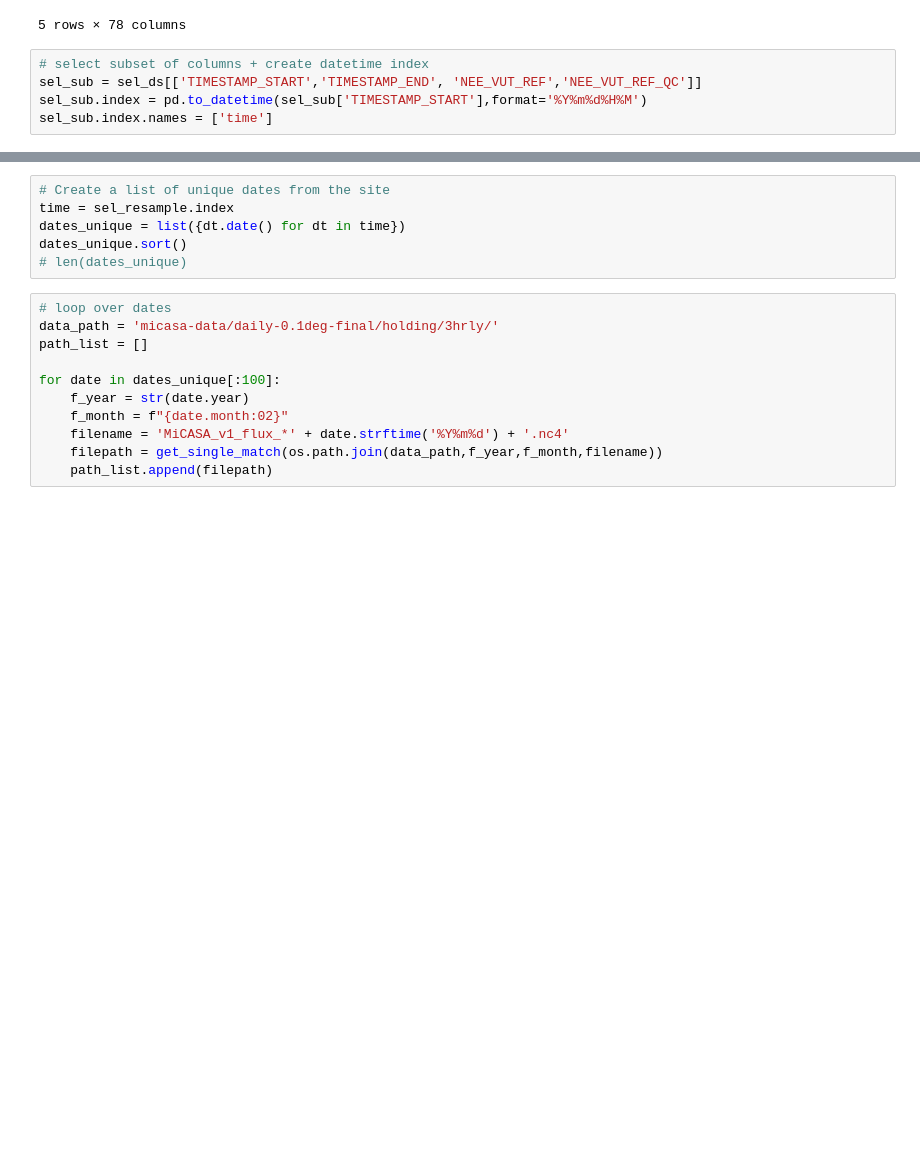
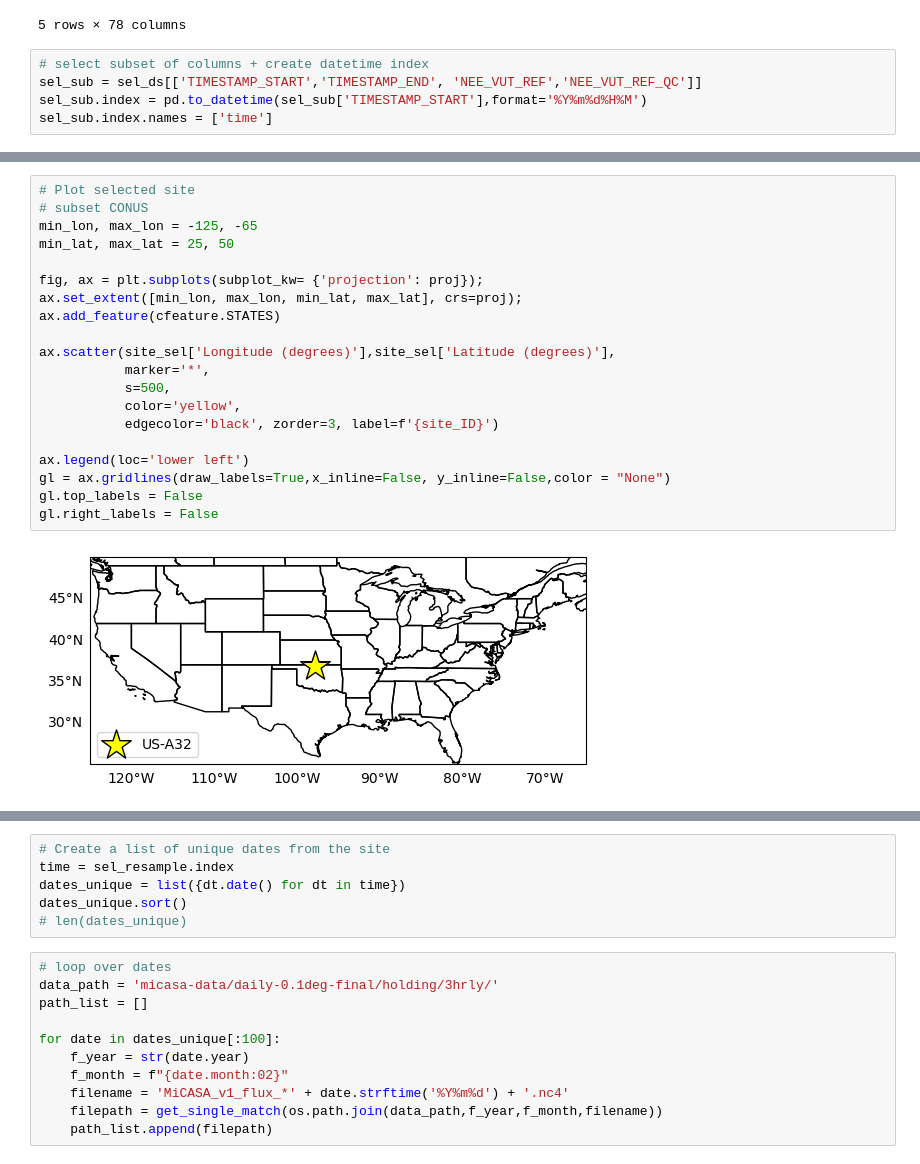
Before and after one commit to hannahzafar/FLUXNET-Model-comparison, a Jupyter notebook: comparison.ipynb, the cells around one changed output, grey strips where cells are left out. Drawn from its saved outputs; the diff is of its cells as text; blank space fills up the shorter version.

```diff
--- a/comparison.ipynb
+++ b/comparison.ipynb
@@ -102,0 +126,22 @@ sel_resample
+# %%
+# Plot selected site
+# subset CONUS
+min_lon, max_lon = -125, -65
+min_lat, max_lat = 25, 50
+
+fig, ax = plt.subplots(subplot_kw= {'projection': proj});
+ax.set_extent([min_lon, max_lon, min_lat, max_lat], crs=proj);
+ax.add_feature(cfeature.STATES)
+
+ax.scatter(site_sel['Longitude (degrees)'],site_sel['Latitude (degrees)'],
+           marker='*',
+           s=500,
+           color='yellow',
+           edgecolor='black', zorder=3, label=f'{site_ID}')
+
+ax.legend(loc='lower left')
+gl = ax.gridlines(draw_labels=True,x_inline=False, y_inline=False,color = "None")
+gl.top_labels = False
+gl.right_labels = False
+# %% [output]
+[figure, new version]
```
Also changed, not shown: parts of 16 cells of this notebook, 1 other file.
